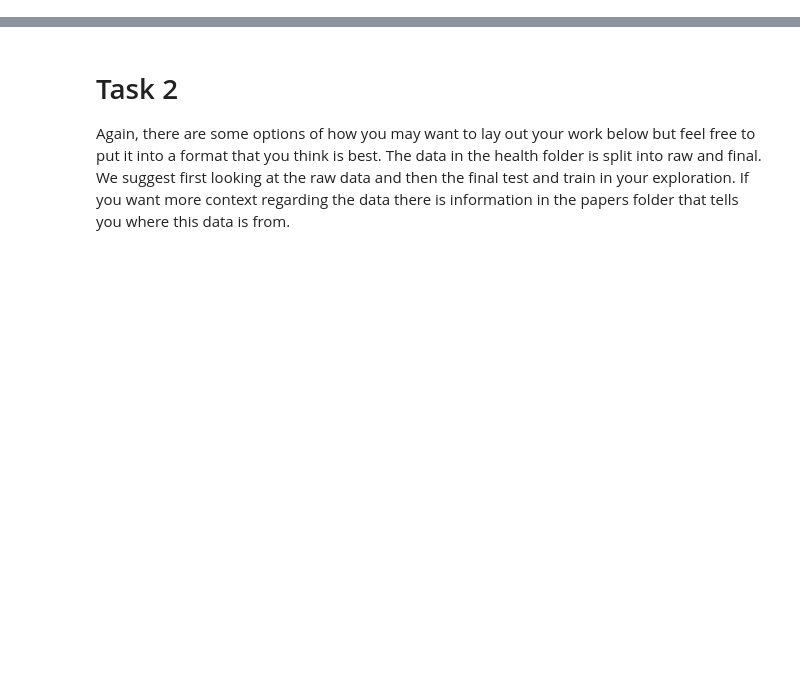
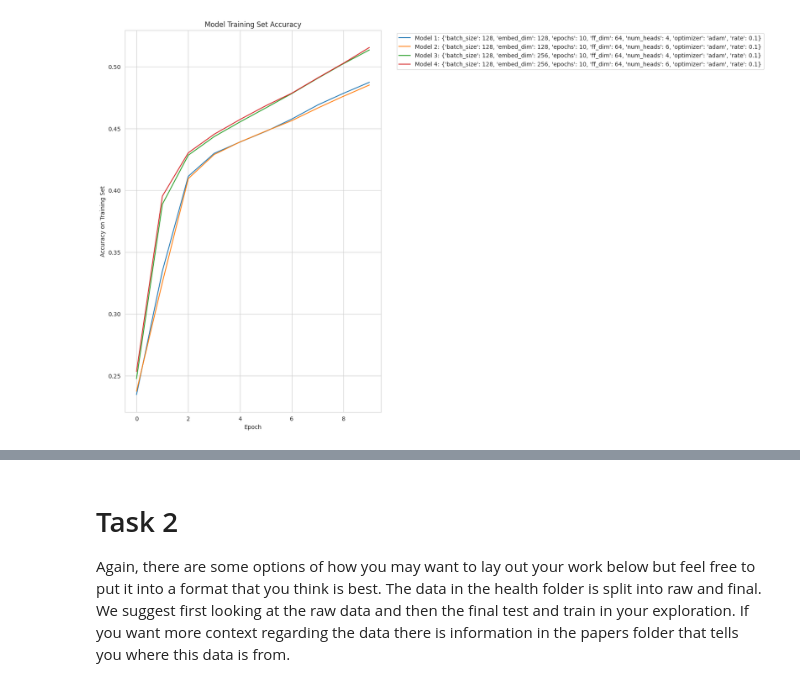
Before and after one commit to t-madeley/transformer_from_scratch, a Jupyter notebook: Prevayl Technical Task.ipynb, the cells around one changed output, grey strips where cells are left out. Saved outputs shown, nothing was run; the diff lists cells and outputs as text; code cells hidden in the pictures; blank space fills up the shorter version.

```diff
--- a/Prevayl Technical Task.ipynb
+++ b/Prevayl Technical Task.ipynb
@@ -128,0 +895,14 @@ ModuleNotFoundError: No module named 'tensorflow'
+# %%
+# Create a plot of accuracy over epochs
+plt.figure(figsize=(8, 12))
+for i, (history, config) in enumerate(zip(history_list, configs)):
+    plt.plot(history["accuracy"], label=f"Model {i+1}: {config}")
+plt.title("Model Training Set Accuracy")
+plt.xlabel("Epoch")
+plt.ylabel("Accuracy on Training Set")
+plt.legend(bbox_to_anchor=(1.05, 1), loc="upper left")
+plt.tight_layout()
+plt.grid(True)
+plt.show()
+# %% [output]
+[figure, added]
```
Also changed, not shown: parts of 69 cells of this notebook, 3 other files.
